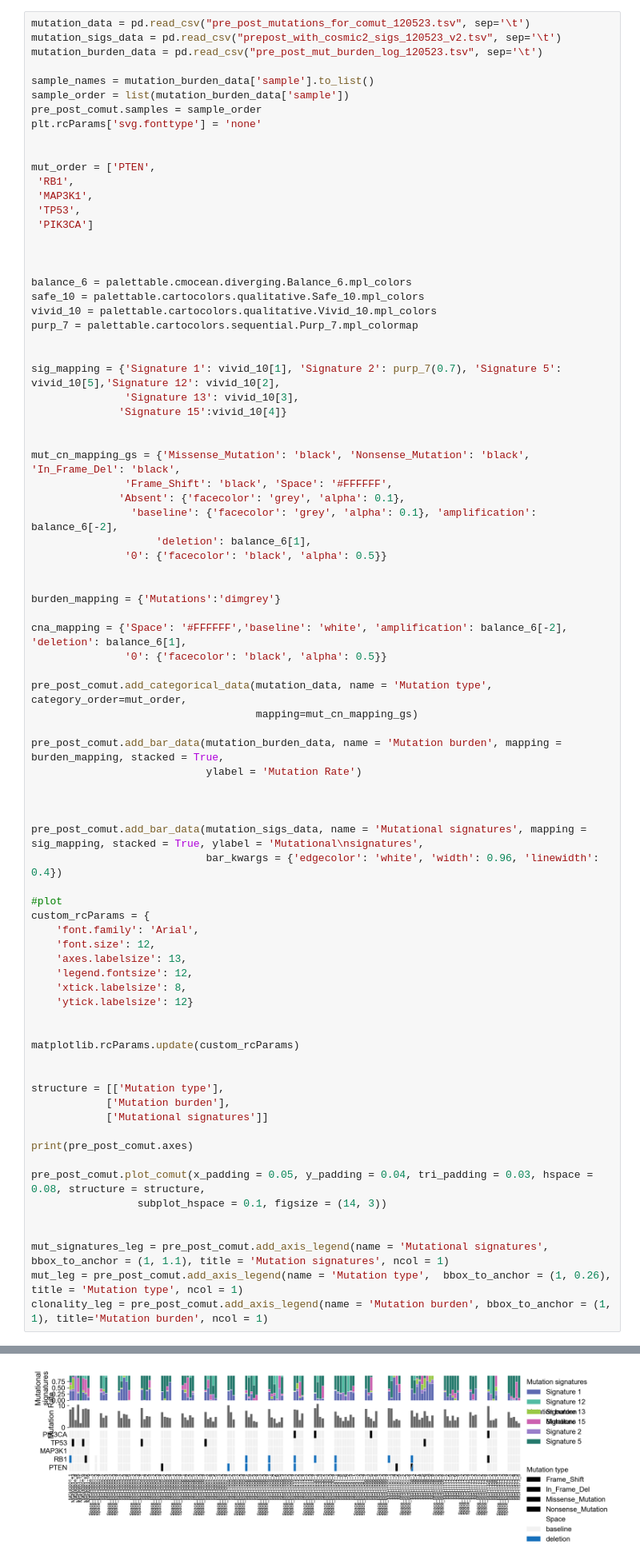
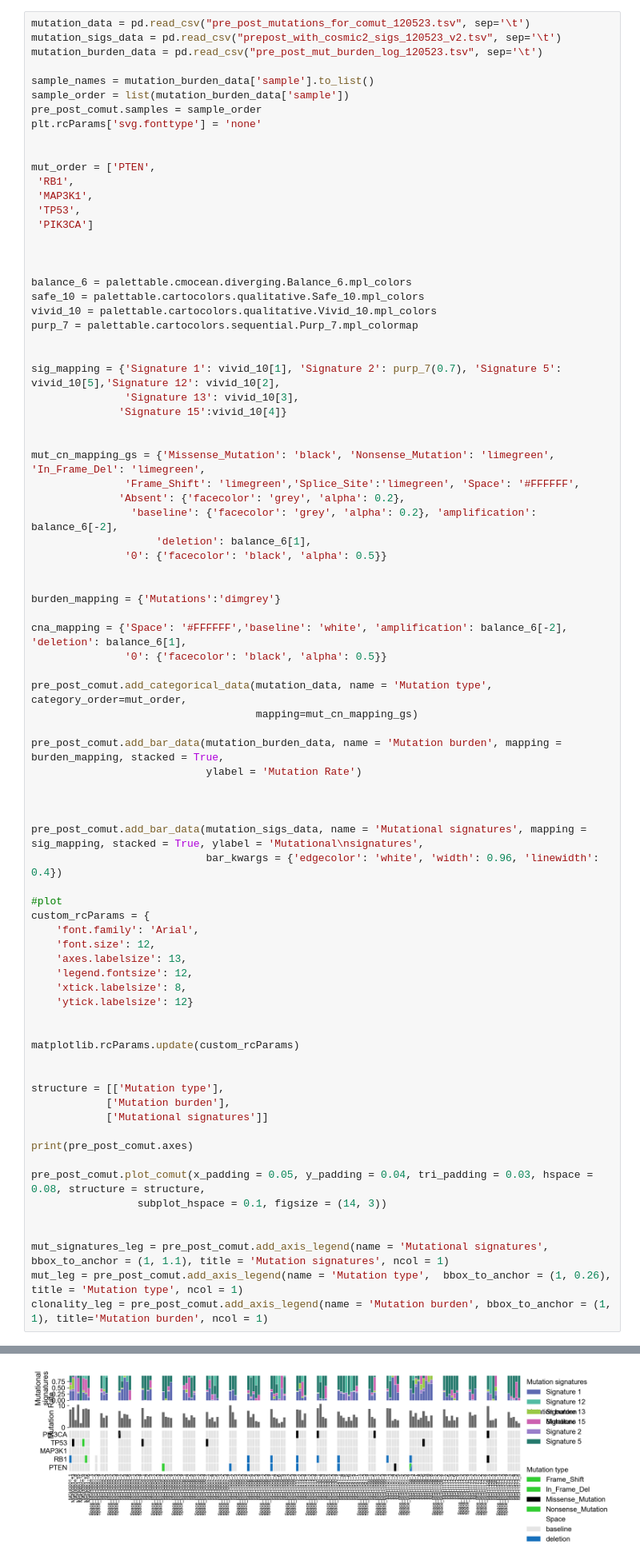
Before and after one commit to getzlab/Rapid_Autopsy_Convergent_Evolution, a Jupyter notebook: Figure2/Extended_Data_PrePost_Comut/Pre_Post_Clonal_Comut_Final-120523.ipynb, the cells around one changed output, grey strips where cells are left out. Shown at 80% size. Saved outputs shown, nothing was run; the diff lists cells and outputs as text.

```diff
--- a/Figure2/Extended_Data_PrePost_Comut/Pre_Post_Clonal_Comut_Final-120523.ipynb
+++ b/Figure2/Extended_Data_PrePost_Comut/Pre_Post_Clonal_Comut_Final-120523.ipynb
@@ -60,10 +60,10 @@ sig_mapping = {'Signature 1': vivid_10[1], 'Signature 2': purp_7(0.7), 'Signatur
               'Signature 15':vivid_10[4]}
 
 
-mut_cn_mapping_gs = {'Missense_Mutation': 'black', 'Nonsense_Mutation': 'black', 'In_Frame_Del': 'black',
-               'Frame_Shift': 'black', 'Space': '#FFFFFF',
-              'Absent': {'facecolor': 'grey', 'alpha': 0.1},
-                'baseline': {'facecolor': 'grey', 'alpha': 0.1}, 'amplification': balance_6[-2],
+mut_cn_mapping_gs = {'Missense_Mutation': 'black', 'Nonsense_Mutation': 'limegreen', 'In_Frame_Del': 'limegreen',
+               'Frame_Shift': 'limegreen','Splice_Site':'limegreen', 'Space': '#FFFFFF',
+              'Absent': {'facecolor': 'grey', 'alpha': 0.2},
+                'baseline': {'facecolor': 'grey', 'alpha': 0.2}, 'amplification': balance_6[-2],
                     'deletion': balance_6[1],
                '0': {'facecolor': 'black', 'alpha': 0.5}}
 
@@ -115,2 +115,2 @@ clonality_leg = pre_post_comut.add_axis_legend(name = 'Mutation burden', bbox_to
-[figure, old version]
+[figure, new version]
 # %%
```
Also changed, not shown: parts of 5 cells of this notebook, 14 other files.
